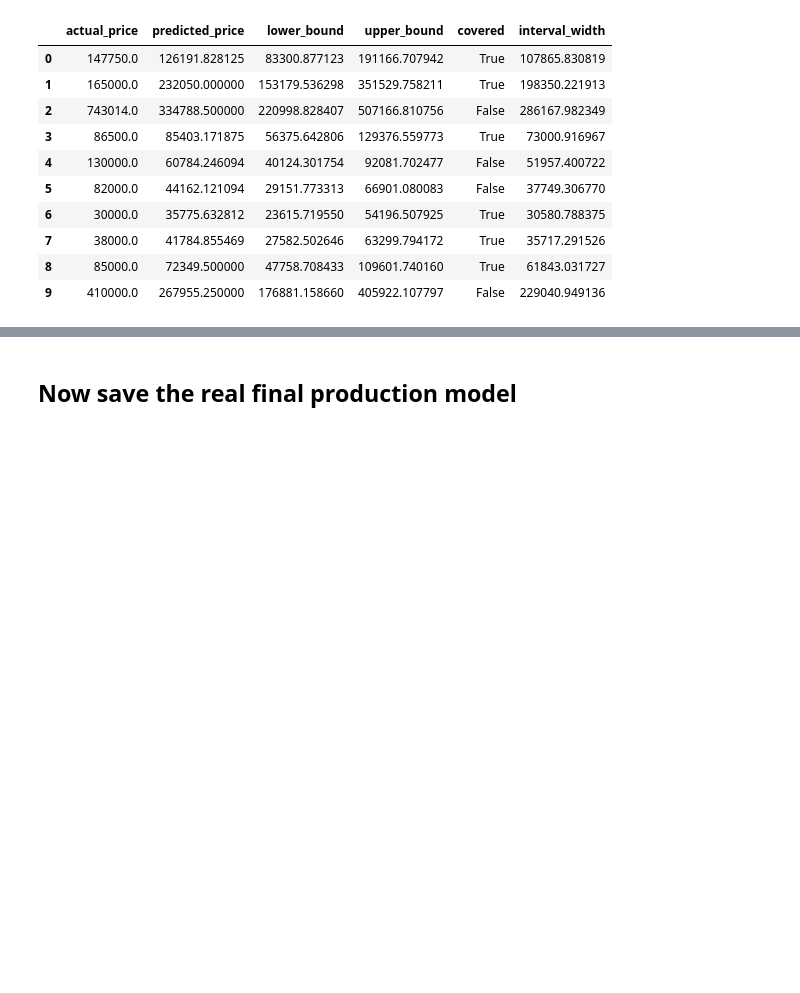
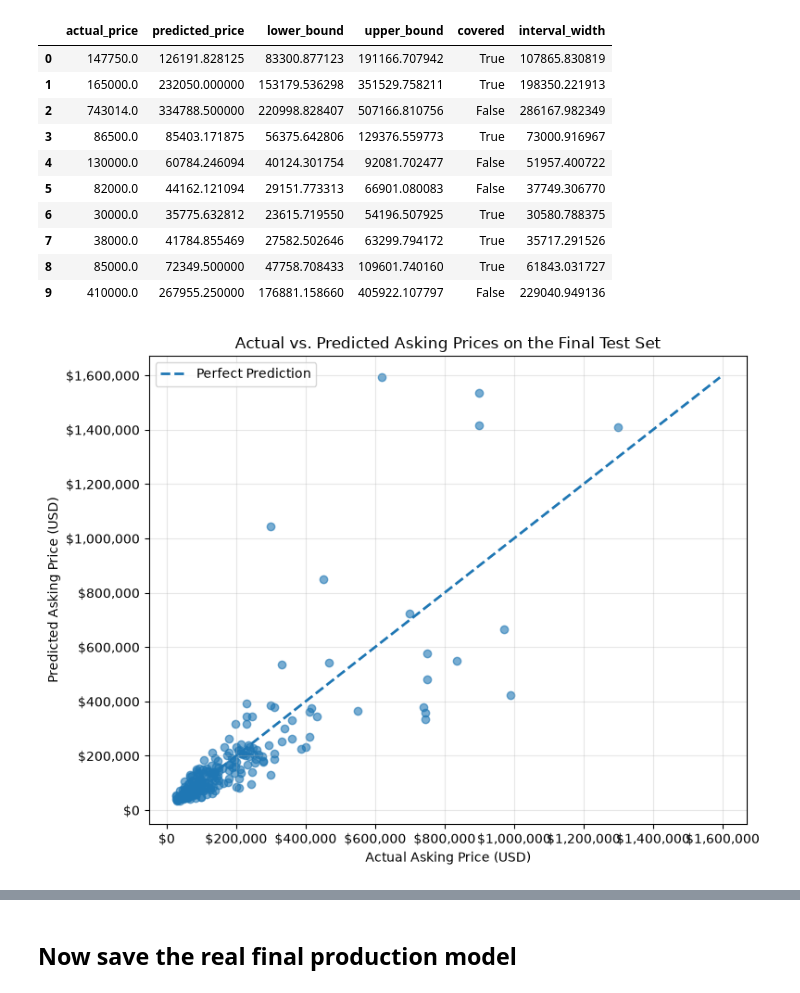
Before and after one commit to sengmengchho/PP_PropertyLens, a Jupyter notebook: notebooks/feature_engineering.ipynb, the cells around one changed output, grey strips where cells are left out. Cells and saved outputs as stored; diff of their text form; code cells hidden in the pictures; blank space fills up the shorter version.

```diff
--- a/notebooks/feature_engineering.ipynb
+++ b/notebooks/feature_engineering.ipynb
@@ -2297,3 +2297,51 @@ final_evaluation.head(10)
 | 7 | 38000.0 | 41784.855469 | 27582.502646 | 63299.794172 | True | 35717.291526 |
 | 8 | 85000.0 | 72349.500000 | 47758.708433 | 109601.740160 | True | 61843.031727 |
 | 9 | 410000.0 | 267955.250000 | 176881.158660 | 405922.107797 | False | 229040.949136 |
+# %%
+import numpy as np
+
+y_pred_log = final_xgb_model.predict(X_test_final)
+
+actual_usd = np.expm1(y_test_final)
+predicted_usd = np.expm1(y_pred_log)
+# %%
+import matplotlib.pyplot as plt
+from matplotlib.ticker import FuncFormatter
+
+plt.figure(figsize=(8, 6))
+
+# Scatter points
+plt.scatter(
+    actual_usd,
+    predicted_usd,
+    alpha=0.6
+)
+
+# Perfect prediction line
+min_val = min(actual_usd.min(), predicted_usd.min())
+max_val = max(actual_usd.max(), predicted_usd.max())
+
+plt.plot(
+    [min_val, max_val],
+    [min_val, max_val],
+    linestyle="--",
+    linewidth=2,
+    label="Perfect Prediction"
+)
+
+# Labels and title
+plt.xlabel("Actual Asking Price (USD)")
+plt.ylabel("Predicted Asking Price (USD)")
+plt.title("Actual vs. Predicted Asking Prices on the Final Test Set")
+
+# Format axis as dollars
+formatter = FuncFormatter(lambda x, pos: f'${x:,.0f}')
+plt.gca().xaxis.set_major_formatter(formatter)
+plt.gca().yaxis.set_major_formatter(formatter)
+
+plt.legend()
+plt.grid(True, alpha=0.3)
+plt.tight_layout()
+plt.show()
+# %% [output]
+[figure, added]
```
Also changed, not shown: parts of 5 cells of this notebook, 1 other file.
